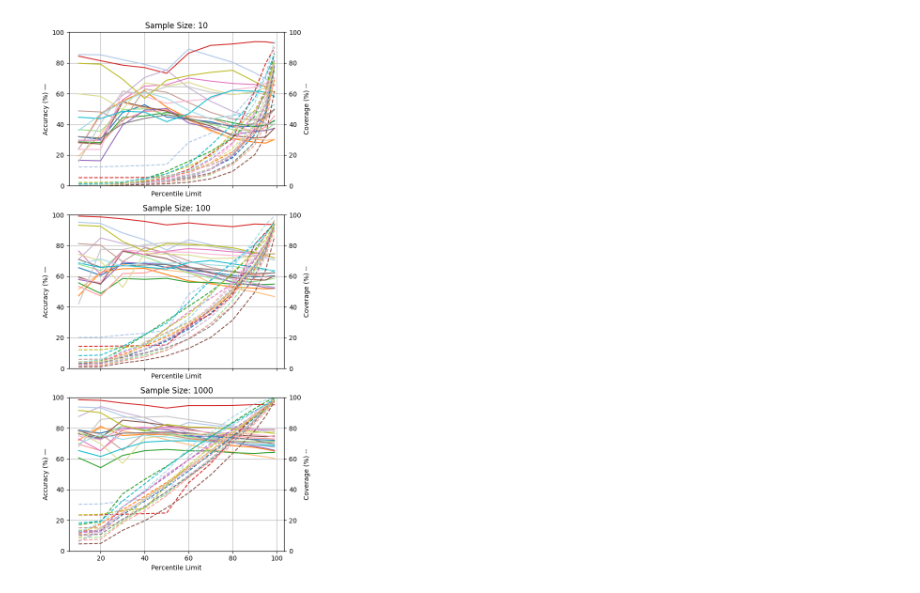
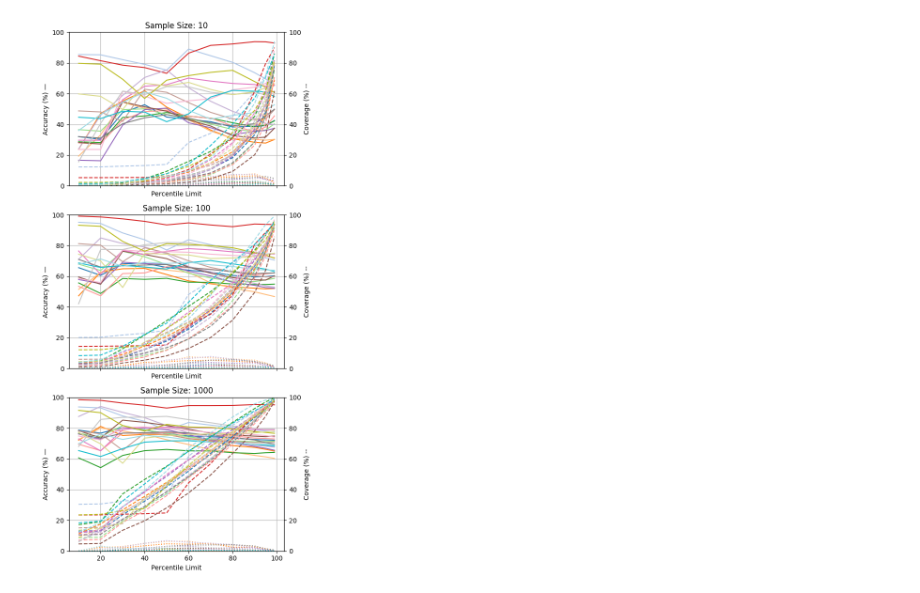
Before and after one commit to elliev7/partiii_research_project, a Jupyter notebook: fingerprinting/percentiles.ipynb, the cells around one changed output. Drawn from its saved outputs; the diff is of its cells as text; code cells hidden in the pictures.

```diff
--- a/fingerprinting/percentiles.ipynb
+++ b/fingerprinting/percentiles.ipynb
@@ -126,5 +127,5 @@ plot_results_limits_per_class(coverage_results_baseline_limits_per_class_splits_
 # %%
-coverage_results_embeddings_limits_per_class_splits_avg, accuracy_results_embeddings_limits_per_class_splits_avg = extract_results_limits_per_class_splits_avg(vectors_embeddings, labels_embeddings, train_test_splits, 'euclidean', 'distance', samples, class_limits_embeddings)
-plot_results_limits_per_class(coverage_results_embeddings_limits_per_class_splits_avg, accuracy_results_embeddings_limits_per_class_splits_avg, samples, percentiles)
+coverage_results_embeddings_limits_per_class_splits_avg, accuracy_results_embeddings_limits_per_class_splits_avg, missed_results_embeddings_limits_per_class_splits_avg = extract_results_limits_per_class_splits_avg(vectors_embeddings, labels_embeddings, train_test_splits, 'euclidean', 'distance', samples, class_limits_embeddings)
+plot_results_limits_per_class(coverage_results_embeddings_limits_per_class_splits_avg, accuracy_results_embeddings_limits_per_class_splits_avg, missed_results_embeddings_limits_per_class_splits_avg, samples, percentiles)
 # %% [output]
-[figure, old version]
+[figure, new version]
```
Also changed, not shown: parts of 9 cells of this notebook, 2 other files.
